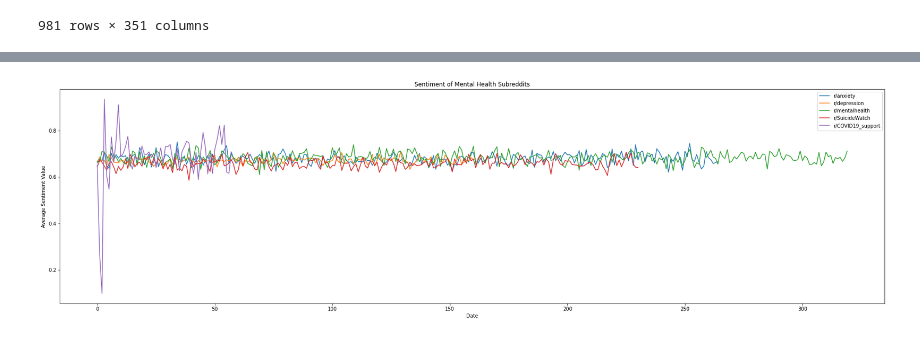
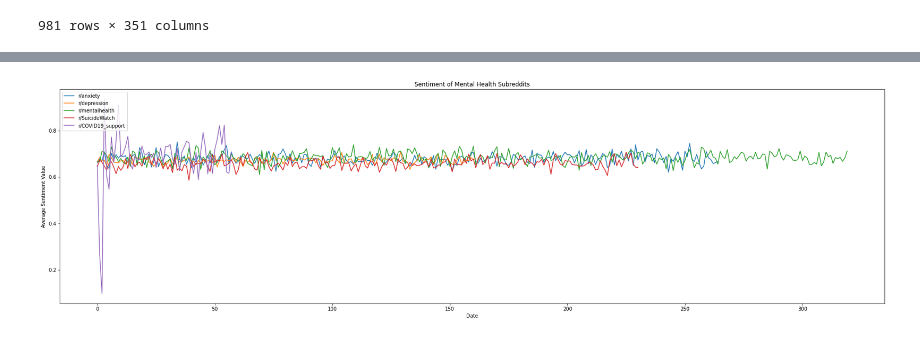
Before and after one commit to j-chen005/COVID19-Mental-Health-Analysis, a Jupyter notebook: Sentiment Over Time Model.ipynb, the cells around one changed output, grey strips where cells are left out. Saved outputs shown, nothing was run; the diff lists cells and outputs as text; code cells hidden in the pictures.

```diff
--- a/Sentiment Over Time Model.ipynb
+++ b/Sentiment Over Time Model.ipynb
@@ -314,6 +304,32 @@ def avg_over_time(df, df_length):
     for key in key_list:
         del avg_sentiment_dict[key]
     return avg_sentiment_dict
+# %%
+def month_over_time(df, df_length):
+    avg_sentiment_dict = {}
+    for year in ['2018', '2019', '2020']:
+        for month in ['01', '02', '03', '04', '05', '06', '07', '08', '09', '10', '11', '12']:
+            index_list = []
+            sentiment_list = []
+            for a in range(df_length):
+                date = df.at[a, 'date']
+                date = re.sub(r'/', ' ', date)
+                date = date.split()
+                if date[0] == year and date[1] == month:
+                     index_list.append(a)
+            average = 0
+            for index in index_list:
+                sentiment = df.at[index, 'sentiment']
+                sentiment_list.append(sentiment)
+            average = Average(sentiment_list)
+            avg_sentiment_dict[(year, month)] = average
+    key_list = []
+    for key, value in avg_sentiment_dict.items():
+        if value == 0:
+            key_list.append(key)
+    for key in key_list:
+        del avg_sentiment_dict[key]
+    return avg_sentiment_dict
 # %%
 anxiety_dict = avg_over_time(anxiety, 35872)
 anxiety_dict
@@ -320,3 +354,9 @@ anxiety_dict
+# %%
+anxiety_dict = month_over_time(anxiety, 35872)
+depression_dict = month_over_time(depression, 59242)
+mentalhealth_dict = month_over_time(mentalhealth, 32439)
+suicidewatch_dict = month_over_time(suicidewatch, 41354)
+COVID19_support_dict = month_over_time(COVID19_support, 981)
 # %% [markdown]
 ### Depression
 # %%
@@ -544,32 +584,32 @@ plt.plot(anxiety_x,anxiety_y)
 depression_x = range(len(depression_dict))
 depression_y = depression_dict.values()
 
 plt.plot(depression_x,depression_y)
 
 #MentalHealth
 mentalhealth_x = range(len(mentalhealth_dict)) #not the right time period
 mentalhealth_y = mentalhealth_dict.values()
 
 plt.plot(mentalhealth_x,mentalhealth_y)
 
 #SuicideWatch
 suicidewatch_x = range(len(suicidewatch_dict)) #not the right time period
 suicidewatch_y = suicidewatch_dict.values()
 
 plt.plot(suicidewatch_x,suicidewatch_y)
 
 #COVID19_support
 COVID19_support_x = range(len(COVID19_support_dict)) #not the right time period
 COVID19_support_y = COVID19_support_dict.values()
 
 plt.plot(COVID19_support_x ,COVID19_support_y)
 
 plt.title('Sentiment of Mental Health Subreddits')
 plt.xlabel('Date')
 plt.ylabel('Average Sentiment Value')
 
-plt.legend(['r/anxiety', 'r/depression', 'r/mentalhealth', 'r/SuicideWatch', 'r/COVID19_support'])
+plt.legend(['r/anxiety', 'r/depression', 'r/mentalhealth', 'r/SuicideWatch', 'r/COVID19_support'], loc = 'upper left')
 
 plt.show()
 # %% [output]
-[figure, old version]
+[figure, new version]
```
Also changed, not shown: parts of 20 cells of this notebook.
